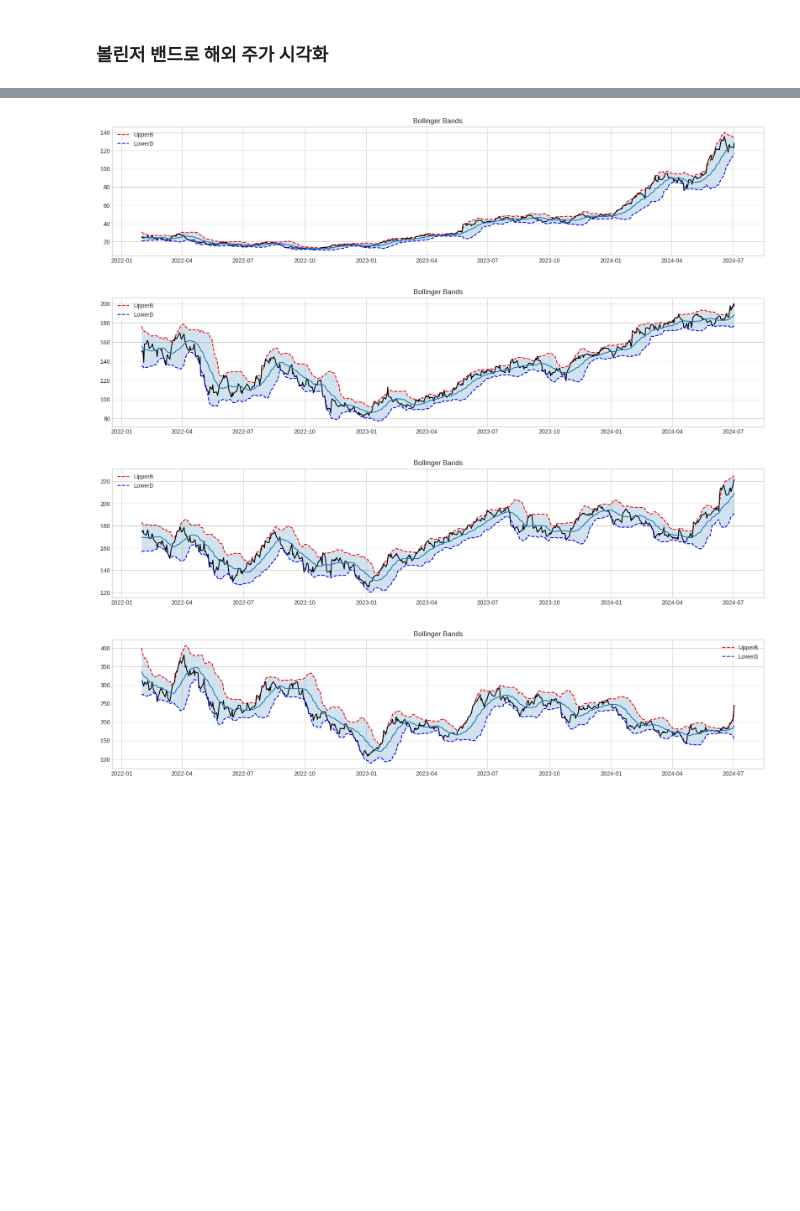
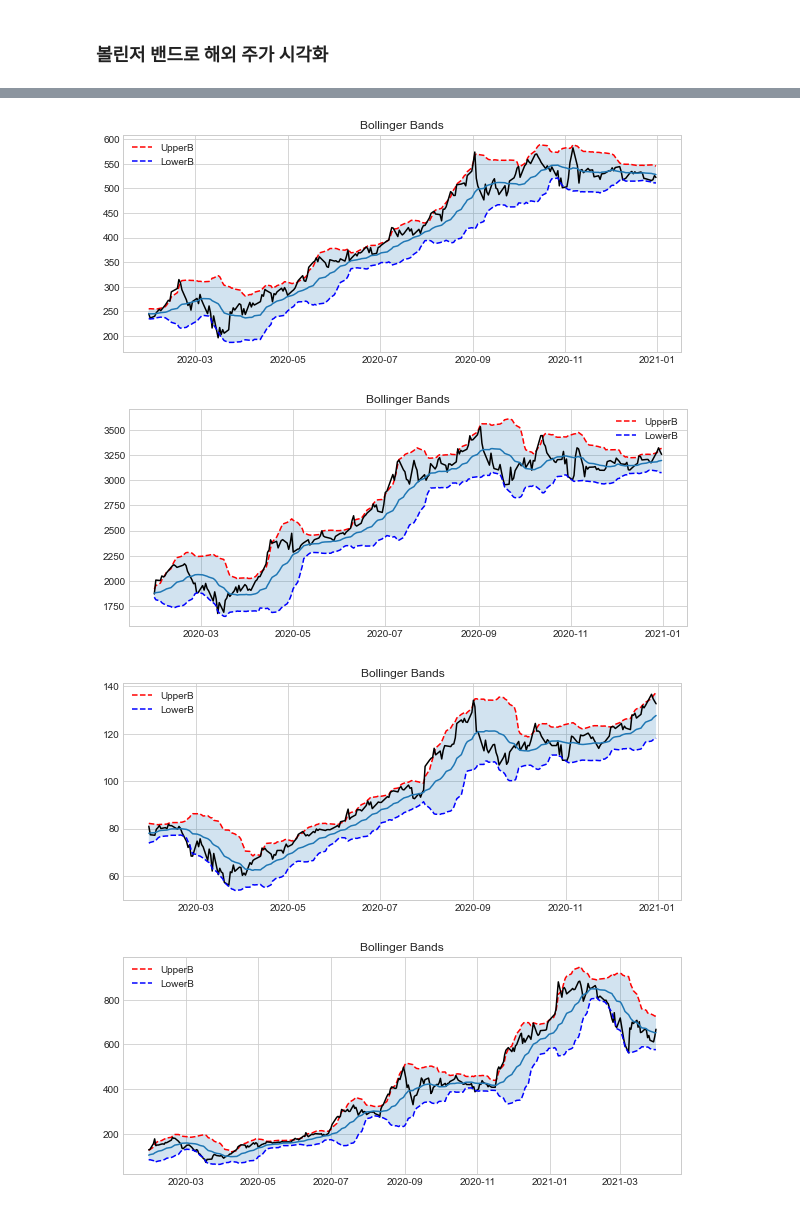
Before and after one commit to Daeyoung428/Learning_Python, a Jupyter notebook: 6.2 변동성 지표 볼린저 밴드-output.ipynb, the cells around one changed output, grey strips where cells are left out. Cells and saved outputs as stored; diff of their text form; code cells hidden in the pictures; blank space fills up the shorter version.

```diff
--- a/6.2 변동성 지표 볼린저 밴드-output.ipynb
+++ b/6.2 변동성 지표 볼린저 밴드-output.ipynb
@@ -52,6 +52,6 @@ plt.fill_between(mstd.index, ma - 2 * mstd, ma + 2 * mstd, color="b", alpha=0.2)
 import FinanceDataReader as fdr
 # %%
 # 005930 : 삼성전자
-df = fdr.DataReader("005930", "2022")
+df = fdr.DataReader("005930", "2020", "2021")
 df.shape
 # %% [output]
@@ -251,7 +251,7 @@ def show_bband(df, n=20, k=2):
     df = df[19:].copy()
 
     # window size 로 18번 인덱스까지(0~18) Nan 값이기 때문에 19번 인덱스 부터 사용
-    plt.figure(figsize=(20, 4))
+    plt.figure(figsize=(10, 4))
     plt.plot(df.index, df.UpperB, "r--", label="UpperB")
     plt.plot(df.index, df.Close, "k")
     plt.plot(df.index, df.LowerB, "b--", label="LowerB")
@@ -279,27 +279,27 @@ show_bband(amd)
 # %%
 # NVIDA : NVDA
 
-show_bband(fdr.DataReader("NVDA", "2022"))
+show_bband(fdr.DataReader("NVDA", "2020", "2021"))
 # %% [output]
-[figure, old version]
+[figure, new version]
 # %%
 # 아마존 : AMZN
 
-show_bband(fdr.DataReader("AMZN", "2022"))
+show_bband(fdr.DataReader("AMZN", "2020", "2021"))
 # %% [output]
-[figure, old version]
+[figure, new version]
 # %%
 # Apple : AAPL
 
-show_bband(fdr.DataReader("AAPL", "2022"))
+show_bband(fdr.DataReader("AAPL", "2020", "2021"))
 # %% [output]
-[figure, old version]
+[figure, new version]
 # %%
 # TESLA : TSLA
 
-show_bband(fdr.DataReader("TSLA", "2022"))
+show_bband(fdr.DataReader("TSLA", "2020"))
 # %% [output]
-[figure, old version]
+[figure, new version]
 # %%
 # Boeing : BA
 
```
Also changed, not shown: parts of 20 cells of this notebook.
